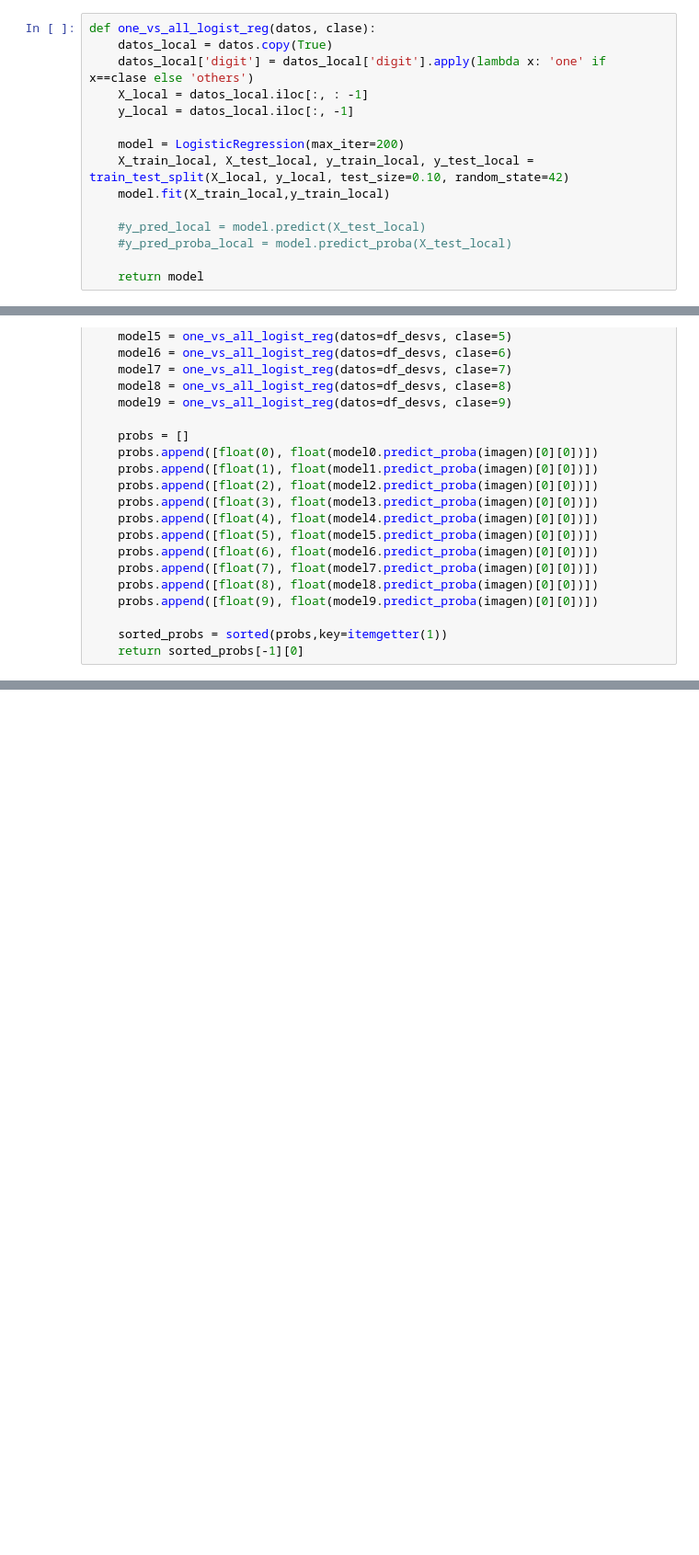
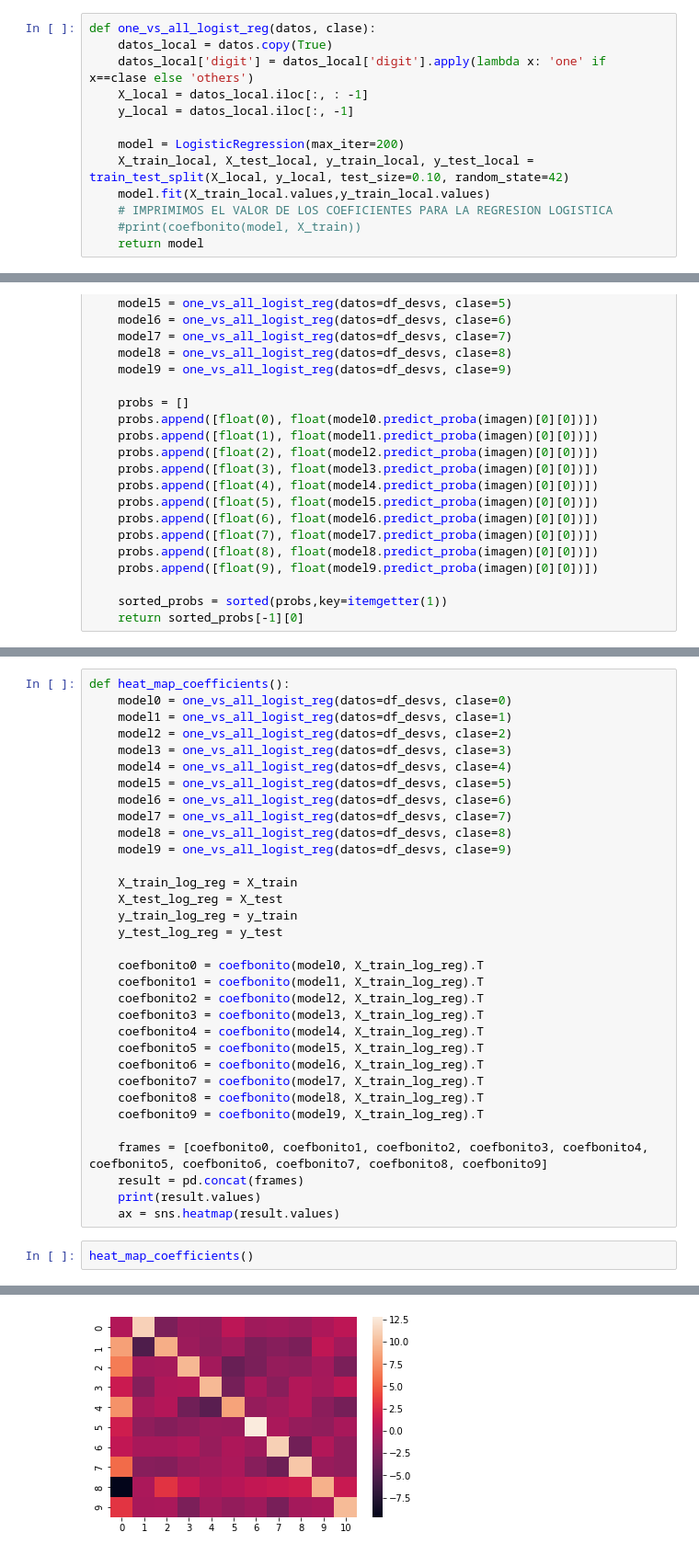
Before and after one commit to estebanhernandezr/Entregas-Semanales, a Jupyter notebook: Untitled22.ipynb, the cells around one changed output, grey strips where cells are left out. Shown at 92% size. Cells and saved outputs as stored; diff of their text form; blank space fills up the shorter version.

```diff
--- a/Untitled22.ipynb
+++ b/Untitled22.ipynb
@@ -431,11 +441,9 @@ def one_vs_all_logist_reg(datos, clase):
 
     model = LogisticRegression(max_iter=200)
     X_train_local, X_test_local, y_train_local, y_test_local = train_test_split(X_local, y_local, test_size=0.10, random_state=42)
-    model.fit(X_train_local,y_train_local)
-
-    #y_pred_local = model.predict(X_test_local)
-    #y_pred_proba_local = model.predict_proba(X_test_local)
-
+    model.fit(X_train_local.values,y_train_local.values)
+    # IMPRIMIMOS EL VALOR DE LOS COEFICIENTES PARA LA REGRESION LOGISTICA
+    #print(coefbonito(model, X_train))
     return model
 # %%
 def decision_function(imagen):
@@ -480,0 +517,36 @@ plt.matshow(np.array(imagen_original).reshape(8,8))
+# %%
+def heat_map_coefficients():
+    model0 = one_vs_all_logist_reg(datos=df_desvs, clase=0)
+    model1 = one_vs_all_logist_reg(datos=df_desvs, clase=1)
+    model2 = one_vs_all_logist_reg(datos=df_desvs, clase=2)
+    model3 = one_vs_all_logist_reg(datos=df_desvs, clase=3)
+    model4 = one_vs_all_logist_reg(datos=df_desvs, clase=4)
+    model5 = one_vs_all_logist_reg(datos=df_desvs, clase=5)
+    model6 = one_vs_all_logist_reg(datos=df_desvs, clase=6)
+    model7 = one_vs_all_logist_reg(datos=df_desvs, clase=7)
+    model8 = one_vs_all_logist_reg(datos=df_desvs, clase=8)
+    model9 = one_vs_all_logist_reg(datos=df_desvs, clase=9)
+
+    X_train_log_reg = X_train
+    X_test_log_reg = X_test
+    y_train_log_reg = y_train
+    y_test_log_reg = y_test
+
+    coefbonito0 = coefbonito(model0, X_train_log_reg).T
+    coefbonito1 = coefbonito(model1, X_train_log_reg).T
+    coefbonito2 = coefbonito(model2, X_train_log_reg).T
+    coefbonito3 = coefbonito(model3, X_train_log_reg).T
+    coefbonito4 = coefbonito(model4, X_train_log_reg).T
+    coefbonito5 = coefbonito(model5, X_train_log_reg).T
+    coefbonito6 = coefbonito(model6, X_train_log_reg).T
+    coefbonito7 = coefbonito(model7, X_train_log_reg).T
+    coefbonito8 = coefbonito(model8, X_train_log_reg).T
+    coefbonito9 = coefbonito(model9, X_train_log_reg).T
+
+    frames = [coefbonito0, coefbonito1, coefbonito2, coefbonito3, coefbonito4, coefbonito5, coefbonito6, coefbonito7, coefbonito8, coefbonito9]
+    result = pd.concat(frames)
+    print(result.values)
+    ax = sns.heatmap(result.values)
+# %%
+heat_map_coefficients()
+# %% [output]
@@ -480,0 +573 @@ plt.matshow(np.array(imagen_original).reshape(8,8))
+[figure, added]
```
Also changed, not shown: parts of 8 cells of this notebook.
